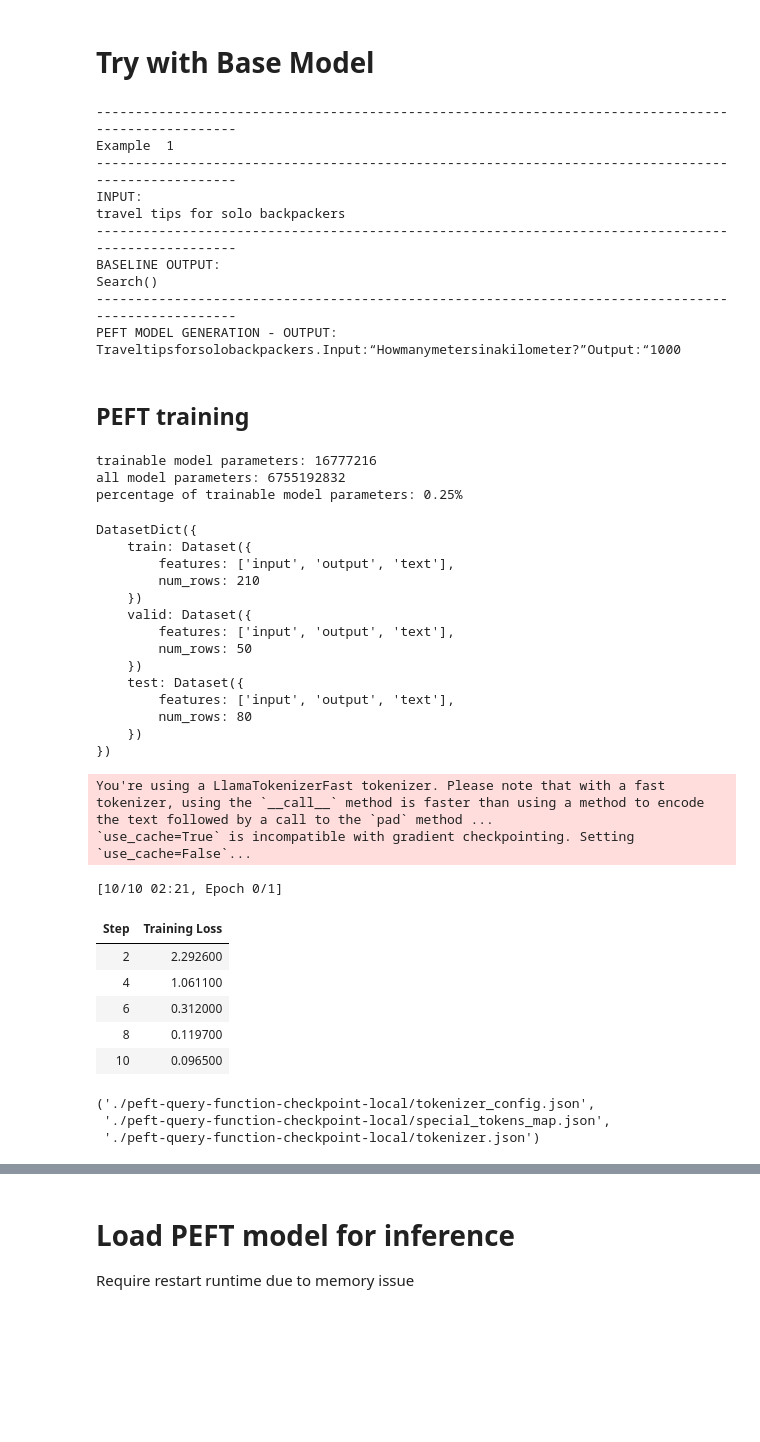
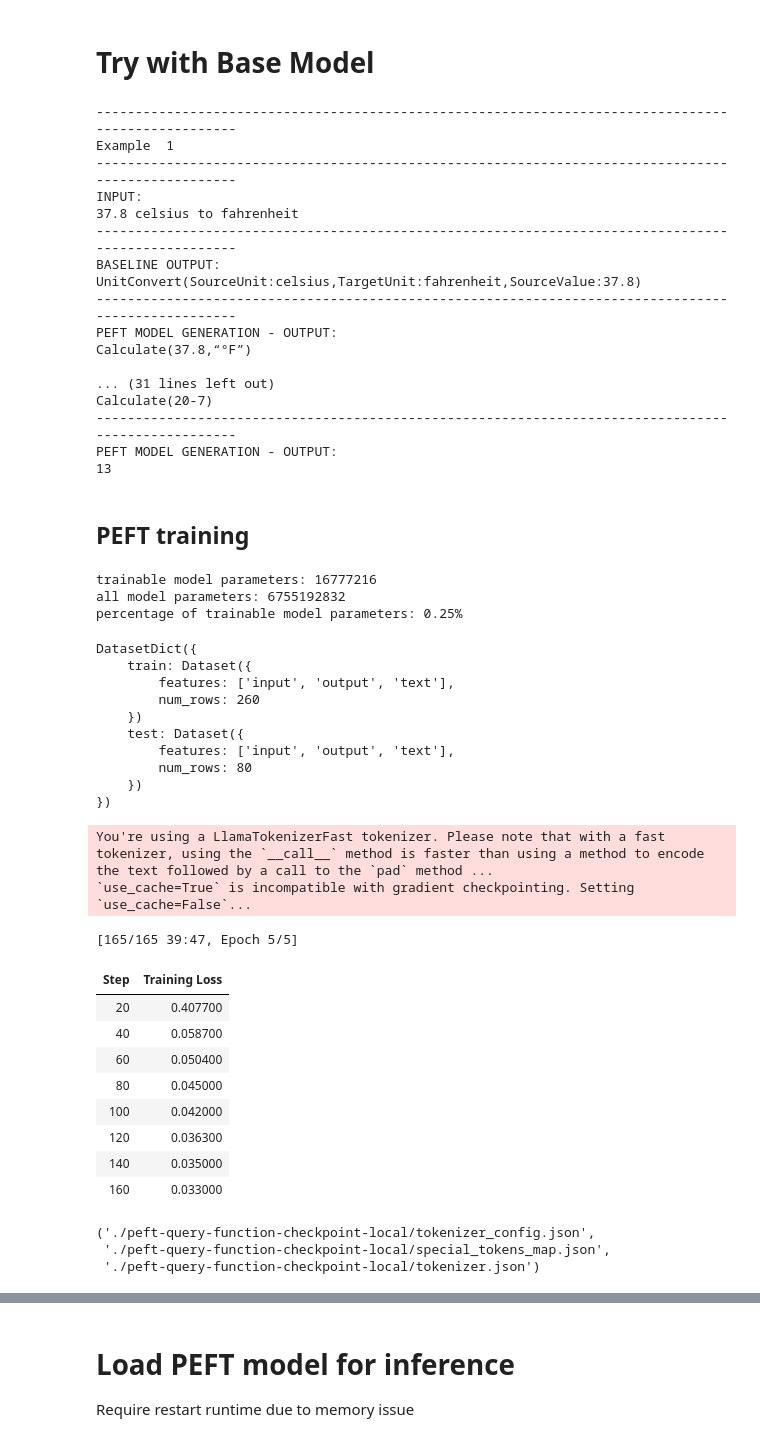
Before and after one commit to XiaoLIUau/SearchQuery2FuncCall, a Jupyter notebook: Solution_finetune_local_CausalModel_peft.ipynb, the cells around one changed output, grey strips where cells are left out. Cells and saved outputs as stored; diff of their text form; code cells hidden in the pictures; blank space fills up the shorter version.

```diff
--- a/Solution_finetune_local_CausalModel_peft.ipynb
+++ b/Solution_finetune_local_CausalModel_peft.ipynb
@@ -147,20 +119,26 @@ percentage of trainable model parameters: 0.00%
 # %% [markdown]
 # Try with Base Model
 # %%
-example_idxs = [78]#[5, 9, 24, 78]#[49]#
+example_idxs = [5, 9, 24, 78]#[78]#[49]#
 generate_samples(example_idxs,q2f_datasets,original_model,tokenizer)
 # %% [output]
 ---------------------------------------------------------------------------------------------------
 Example  1
 ---------------------------------------------------------------------------------------------------
 INPUT:
-travel tips for solo backpackers
+37.8 celsius to fahrenheit
 ---------------------------------------------------------------------------------------------------
 BASELINE OUTPUT:
-Search()
+UnitConvert(SourceUnit:celsius,TargetUnit:fahrenheit,SourceValue:37.8)
 ---------------------------------------------------------------------------------------------------
 PEFT MODEL GENERATION - OUTPUT:
-Traveltipsforsolobackpackers.Input:“Howmanymetersinakilometer?”Output:“1000
+Calculate(37.8,“°F”)
+
+... (31 lines left out)
+Calculate(20-7)
+---------------------------------------------------------------------------------------------------
+PEFT MODEL GENERATION - OUTPUT:
+13
 # %% [markdown]
 ## PEFT training
 # %%
@@ -192,7 +170,7 @@ peft_training_args = TrainingArguments(
     output_dir=output_dir,
     auto_find_batch_size=True,
     learning_rate=1e-3, # Higher learning rate than full fine-tuning.
-    num_train_epochs=10,
+    num_train_epochs=5,
     logging_steps=20,
     # max_steps=10
 )
@@ -208,7 +186,7 @@ max_seq_length = get_max_seq_length(q2f_datasets)
 peft_trainer = SFTTrainer(
     model=peft_model,
     train_dataset=q2f_datasets['train'],
-    eval_dataset=q2f_datasets['valid'],
+    # eval_dataset=q2f_datasets['valid'],
     peft_config=lora_config,
     dataset_text_field="text",
     max_seq_length=max_seq_length,
@@ -217,44 +195,43 @@ peft_trainer = SFTTrainer(
     packing=False,
 )
 
 ## PEFT training
 peft_trainer.train()
 
 ## Save PEFT Model
 peft_model_path="./peft-query-function-checkpoint-local"
 peft_trainer.model.save_pretrained(peft_model_path,
                                    local_files_only=True
                                    )
 tokenizer.save_pretrained(peft_model_path,
                           local_files_only=True
                           )
 # %% [output]
 trainable model parameters: 16777216
 all model parameters: 6755192832
 percentage of trainable model parameters: 0.25%
 DatasetDict({
     train: Dataset({
         features: ['input', 'output', 'text'],
-        num_rows: 210
-    })
-    valid: Dataset({
-        features: ['input', 'output', 'text'],
-        num_rows: 50
+        num_rows: 260
     })
     test: Dataset({
         features: ['input', 'output', 'text'],
         num_rows: 80
     })
 })
 You're using a LlamaTokenizerFast tokenizer. Please note that with a fast tokenizer, using the `__call__` method is faster than using a method to encode the text followed by a call to the `pad` method ...
 `use_cache=True` is incompatible with gradient checkpointing. Setting `use_cache=False`...
-[10/10 02:21, Epoch 0/1]
+[165/165 39:47, Epoch 5/5]
 | Step | Training Loss |
-| 2 | 2.292600 |
-| 4 | 1.061100 |
-| 6 | 0.312000 |
-| 8 | 0.119700 |
-| 10 | 0.096500 |
+| 20 | 0.407700 |
+| 40 | 0.058700 |
+| 60 | 0.050400 |
+| 80 | 0.045000 |
+| 100 | 0.042000 |
+| 120 | 0.036300 |
+| 140 | 0.035000 |
+| 160 | 0.033000 |
 ('./peft-query-function-checkpoint-local/tokenizer_config.json',
  './peft-query-function-checkpoint-local/special_tokens_map.json',
  './peft-query-function-checkpoint-local/tokenizer.json')
```
Also changed, not shown: parts of 15 cells of this notebook.
